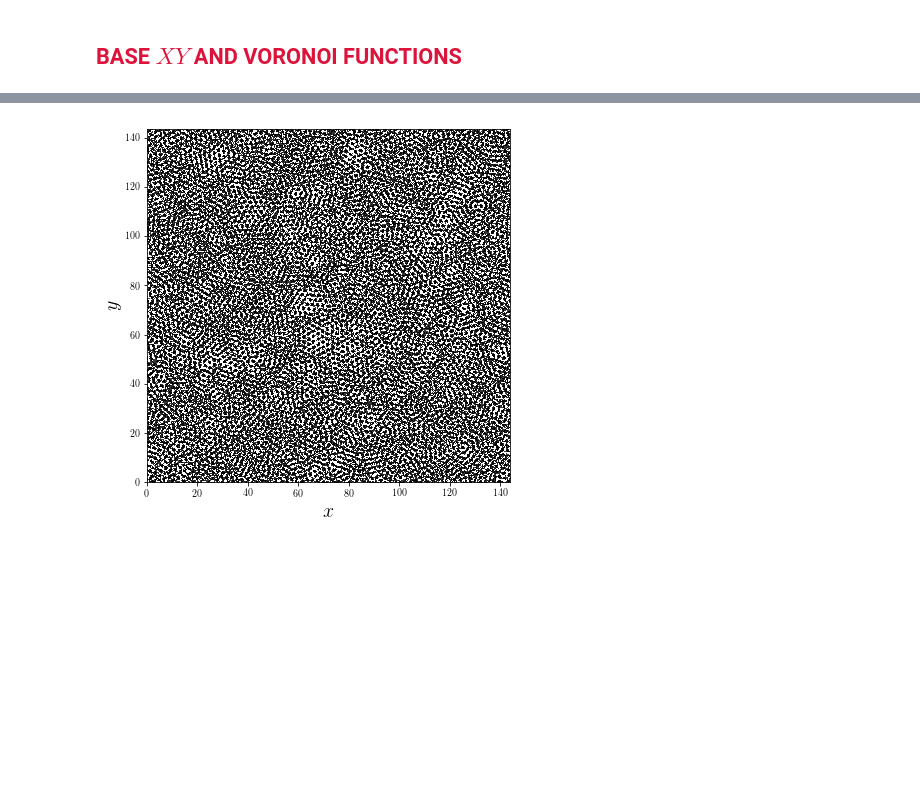
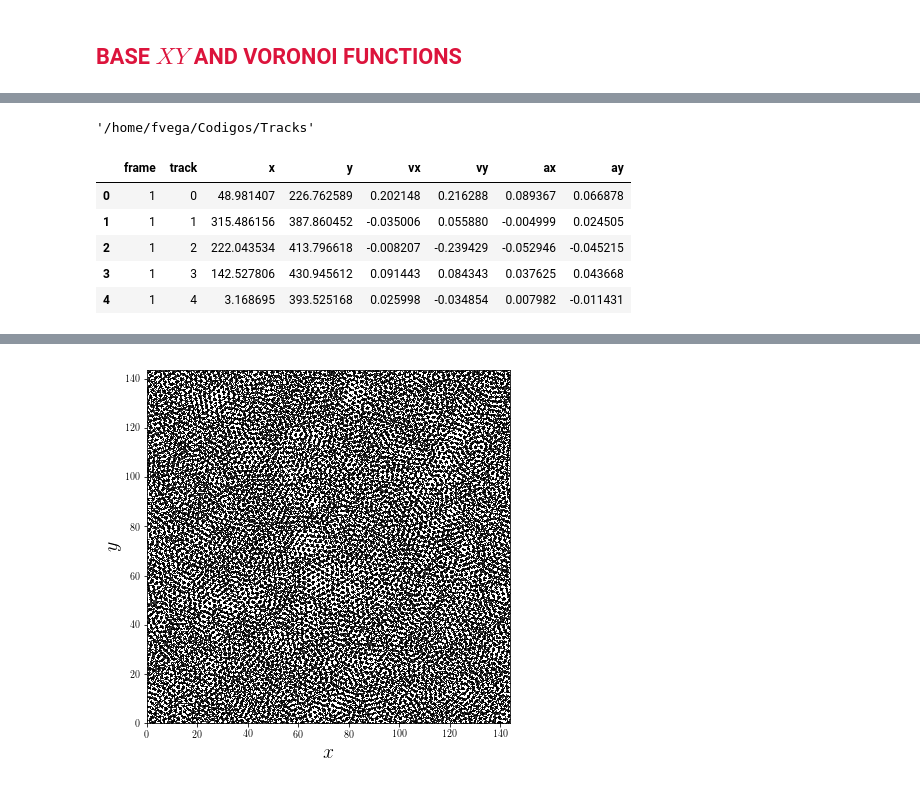
Before and after one commit to fvegar/Tracks, a Jupyter notebook: tracks_processing.ipynb, the cells around one changed output, grey strips where cells are left out. Cells and saved outputs as stored; diff of their text form; code cells hidden in the pictures; blank space fills up the shorter version.

```diff
--- a/tracks_processing.ipynb
+++ b/tracks_processing.ipynb
@@ -420,0 +479,42 @@ datos_50.tail()
+# %%
+tracks_table = [[] for i in range(info.n_frames[0])]
+# %%
+# discard short tracks
+ishort = 10 # minimum length of kept tracks
+tracks_table[ishort] = short_drop(ishort,datos)
+tracks_orig, tracks_table[ishort] = reset_track_indexes(tracks_table[ishort]);
+iscaled = 0
+
+# (butterworth)-filter particle positions
+tracks_unfiltered, tracks_table[ishort] = \
+   filter_tracks_butter(0.8, 4, info.fps[0],tracks_table[ishort]);
+
+# calculate velocities for all tracks
+#tracks_table[ishort] = diffs('x','y','vx','vy', tracks_table[ishort]);
+
+#calculate accelerations for all tracks
+#tracks_table[ishort] = diffs('vx','vy','ax','ay', tracks_table[ishort]);
+
+# print table head
+print('not scaled: \n')
+display(HTML( tracks_table[ishort].head().to_html() ))
+
+
+# scale and re-position the system (left-bottom corner is (0,0))
+iscaled=0
+not_shifted, tracks_table[ishort] = \
+set_origin(np.min(datos.x),np.min(datos.y),tracks_table[ishort]) # re-position
+
+not_scaled, tracks_table[ishort] = \
+scale(info.particle_diameter_px[0], 10**3/info.fps[0], tracks_table[ishort]) # scale
+
+# print table head
+print('scaled: \n')
+display(HTML( tracks_table[ishort].head().to_html() ))
+
+
+## store tracks individually
+#tracks = all_tracks(tracks_table[ishort], True)
+#
+## store system (instantaneous) states individually
+#states = all_states(tracks_table[ishort])
@@ -1354,0 +849,13 @@ plt.plot(r[:-1],g)
+# %%
+pwd
+# %% [output]
+'/home/fvega/Codigos/Tracks'
+# %%
+tracks_table[ishort].head()
+# %% [output]
+|  | frame | track | x | y | vx | vy | ax | ay |
+| 0 | 1 | 0 | 48.981407 | 226.762589 | 0.202148 | 0.216288 | 0.089367 | 0.066878 |
+| 1 | 1 | 1 | 315.486156 | 387.860452 | -0.035006 | 0.055880 | -0.004999 | 0.024505 |
+| 2 | 1 | 2 | 222.043534 | 413.796618 | -0.008207 | -0.239429 | -0.052946 | -0.045215 |
+| 3 | 1 | 3 | 142.527806 | 430.945612 | 0.091443 | 0.084343 | 0.037625 | 0.043668 |
+| 4 | 1 | 4 | 3.168695 | 393.525168 | 0.025998 | -0.034854 | 0.007982 | -0.011431 |
```
Also changed, not shown: parts of 113 cells of this notebook.
